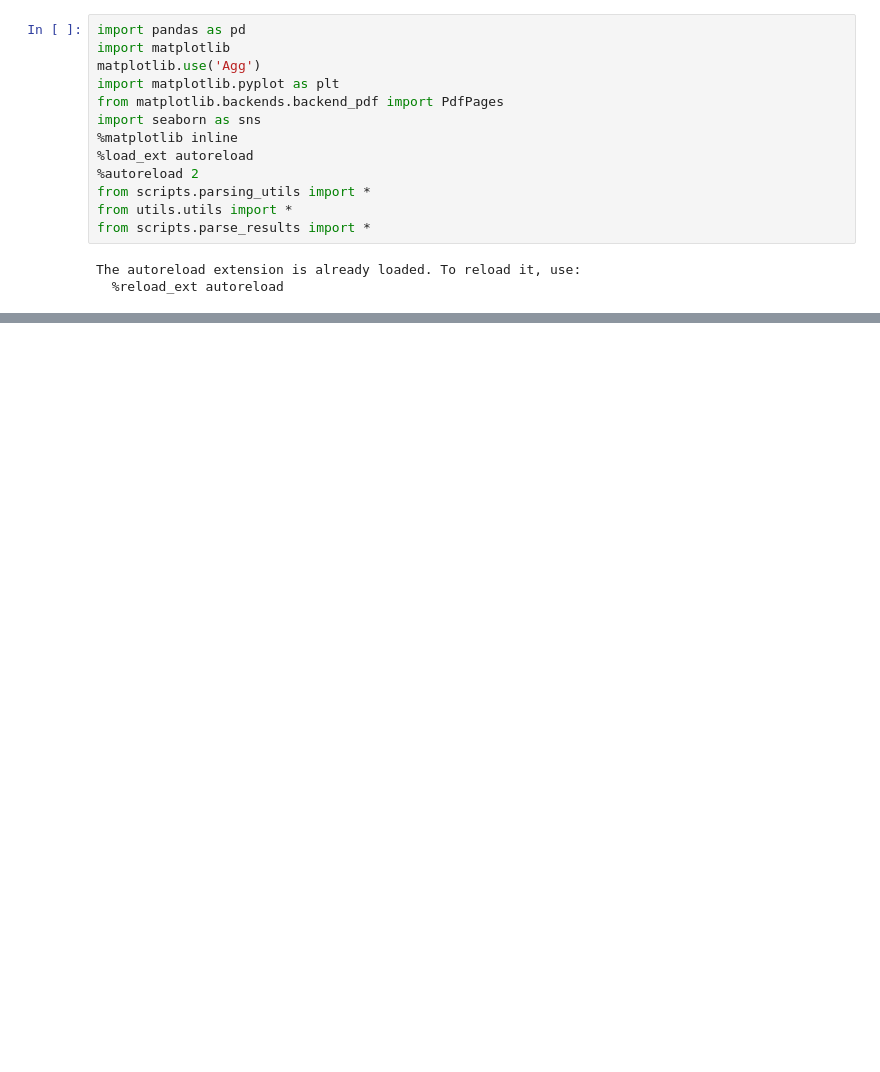
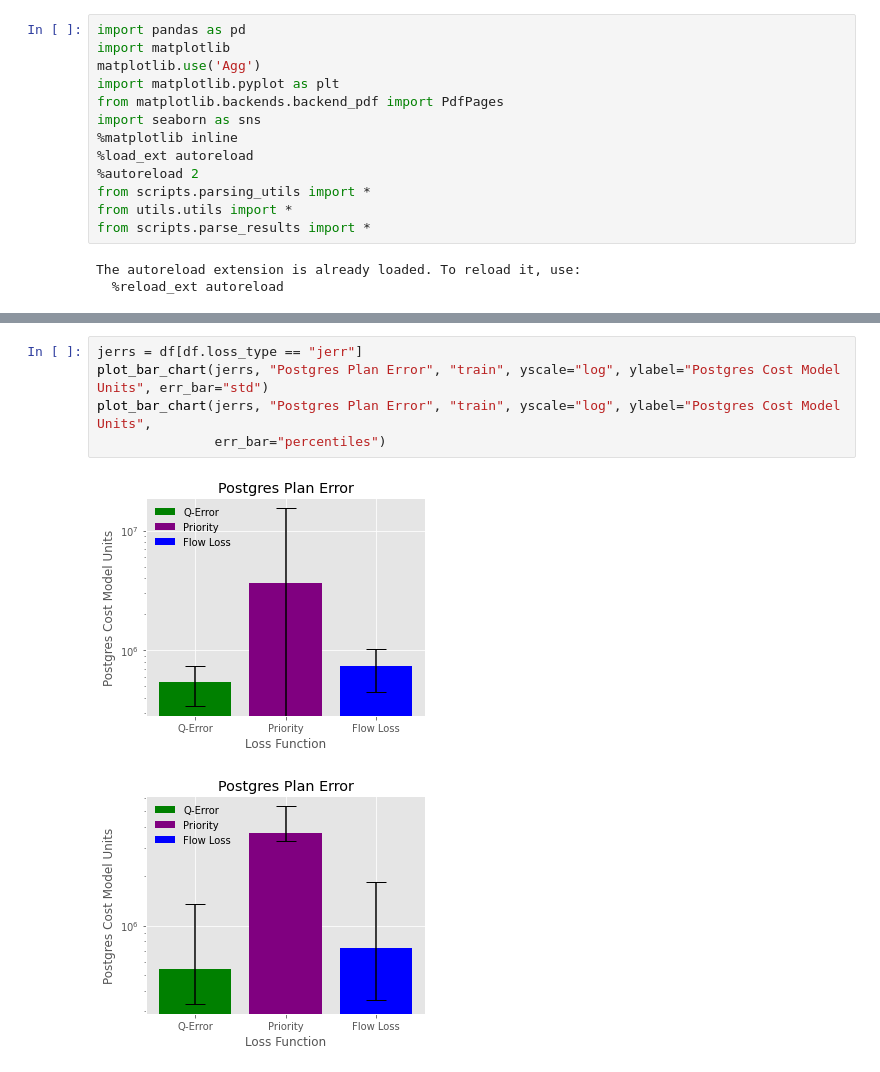
Before and after one commit to parimarjan/learned-cardinalities, a Jupyter notebook: sigmod_exp_diff_summary.ipynb, the cells around one changed output, grey strips where cells are left out. Saved outputs shown, nothing was run; the diff lists cells and outputs as text; blank space fills up the shorter version.

Commit message:
before cost model changes

```diff
--- a/sigmod_exp_diff_summary.ipynb
+++ b/sigmod_exp_diff_summary.ipynb
@@ -177,3 +206,11 @@ plot_bar_chart(jerrs, "Postgres Plan Error", "test", yscale="log", ylabel="Postg
+# %%
+jerrs = df[df.loss_type == "jerr"]
+plot_bar_chart(jerrs, "Postgres Plan Error", "train", yscale="log", ylabel="Postgres Cost Model Units", err_bar="std")
+plot_bar_chart(jerrs, "Postgres Plan Error", "train", yscale="log", ylabel="Postgres Cost Model Units",
+               err_bar="percentiles")
+# %% [output]
+[figure, added]
+[figure, added]
 # %%
 qerrs = df[df.loss_type == "qerr"]
 plot_bar_chart(qerrs, "Q-Error", "test", yscale="log", ylabel="Q-Error", err_bar="std")
```
Also changed, not shown: parts of 8 cells of this notebook, 14 other files.
